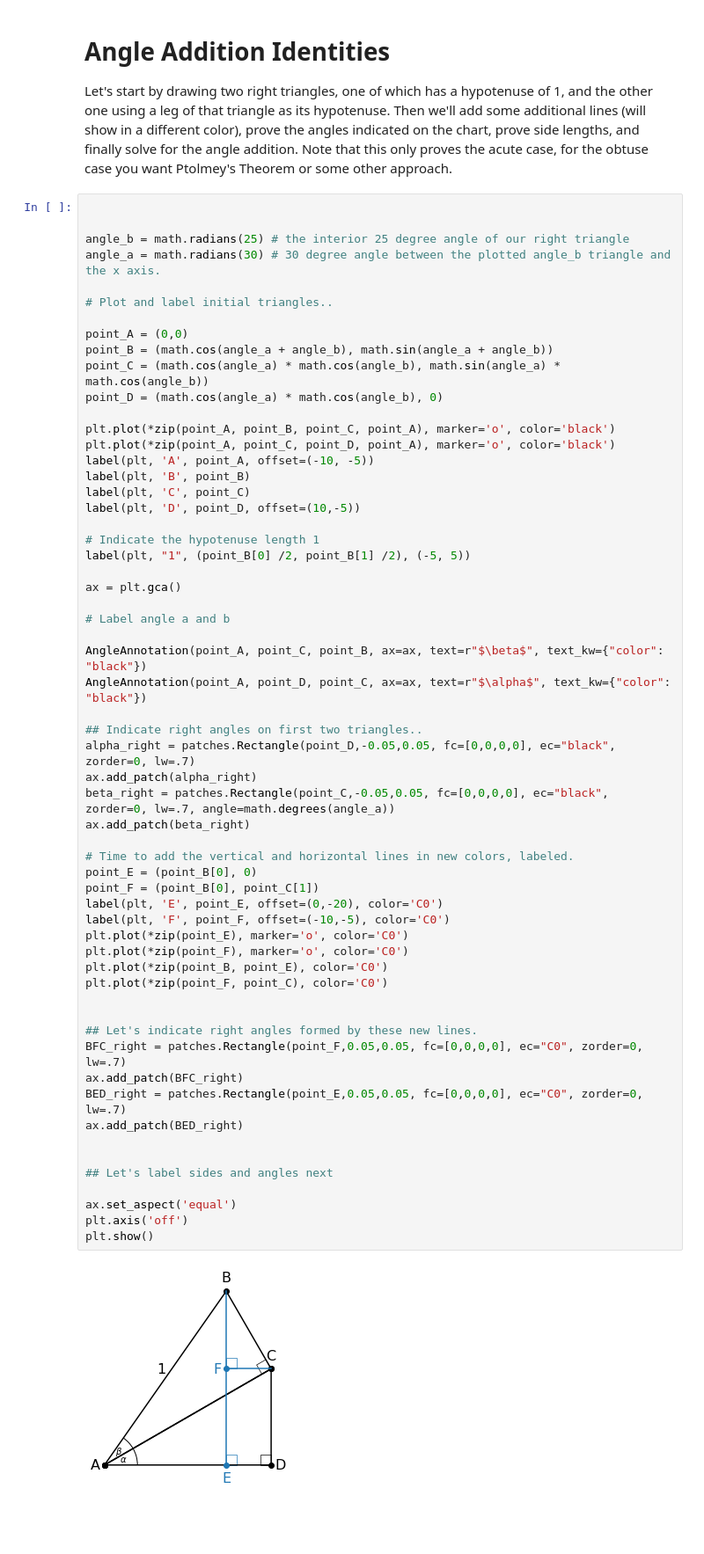
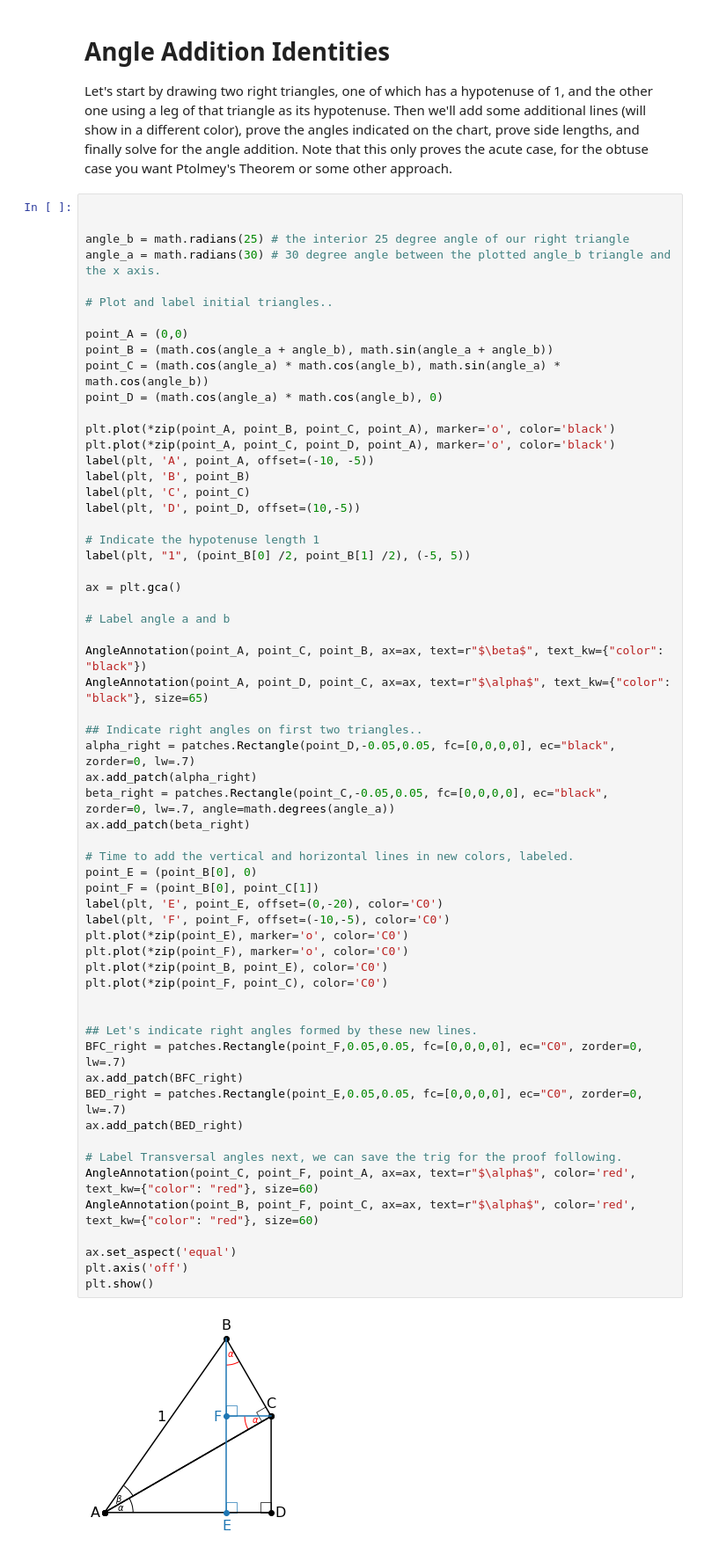
Before and after one commit to bsgreenb/math-tools, a Jupyter notebook: Trig.ipynb, the cells around one changed output. Shown: that part at 88% size. Saved outputs shown, nothing was run; the diff lists cells and outputs as text; blank space fills up the shorter version.

```diff
--- a/Trig.ipynb
+++ b/Trig.ipynb
@@ -397,36 +397,37 @@ ax = plt.gca()
 # Label angle a and b
 
 AngleAnnotation(point_A, point_C, point_B, ax=ax, text=r"$\beta$", text_kw={"color": "black"})
-AngleAnnotation(point_A, point_D, point_C, ax=ax, text=r"$\alpha$", text_kw={"color": "black"})
+AngleAnnotation(point_A, point_D, point_C, ax=ax, text=r"$\alpha$", text_kw={"color": "black"}, size=65)
 
 ## Indicate right angles on first two triangles..
 alpha_right = patches.Rectangle(point_D,-0.05,0.05, fc=[0,0,0,0], ec="black", zorder=0, lw=.7)
 ax.add_patch(alpha_right)
 beta_right = patches.Rectangle(point_C,-0.05,0.05, fc=[0,0,0,0], ec="black", zorder=0, lw=.7, angle=math.degrees(angle_a))
 ax.add_patch(beta_right)
 
 # Time to add the vertical and horizontal lines in new colors, labeled.
 point_E = (point_B[0], 0)
 point_F = (point_B[0], point_C[1])
 label(plt, 'E', point_E, offset=(0,-20), color='C0')
 label(plt, 'F', point_F, offset=(-10,-5), color='C0')
 plt.plot(*zip(point_E), marker='o', color='C0')
 plt.plot(*zip(point_F), marker='o', color='C0')
 plt.plot(*zip(point_B, point_E), color='C0')
 plt.plot(*zip(point_F, point_C), color='C0')
 
 
 ## Let's indicate right angles formed by these new lines.
 BFC_right = patches.Rectangle(point_F,0.05,0.05, fc=[0,0,0,0], ec="C0", zorder=0, lw=.7)
 ax.add_patch(BFC_right)
 BED_right = patches.Rectangle(point_E,0.05,0.05, fc=[0,0,0,0], ec="C0", zorder=0, lw=.7)
 ax.add_patch(BED_right)
 
-
-## Let's label sides and angles next
+# Label Transversal angles next, we can save the trig for the proof following.
+AngleAnnotation(point_C, point_F, point_A, ax=ax, text=r"$\alpha$", color='red', text_kw={"color": "red"}, size=60)
+AngleAnnotation(point_B, point_F, point_C, ax=ax, text=r"$\alpha$", color='red', text_kw={"color": "red"}, size=60)
 
 ax.set_aspect('equal')
 plt.axis('off')
 plt.show()
 # %% [output]
-[figure, old version]
+[figure, new version]
```
Also changed, not shown: parts of 1 cell of this notebook.
